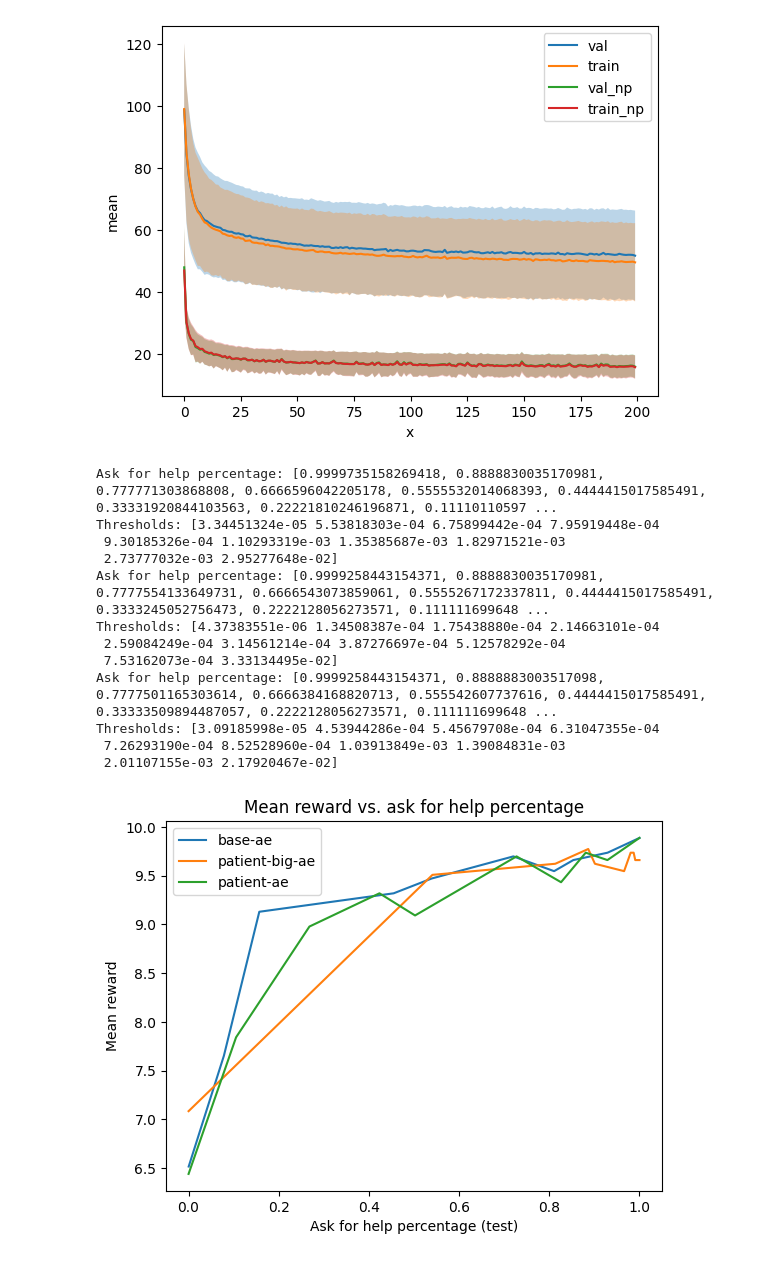
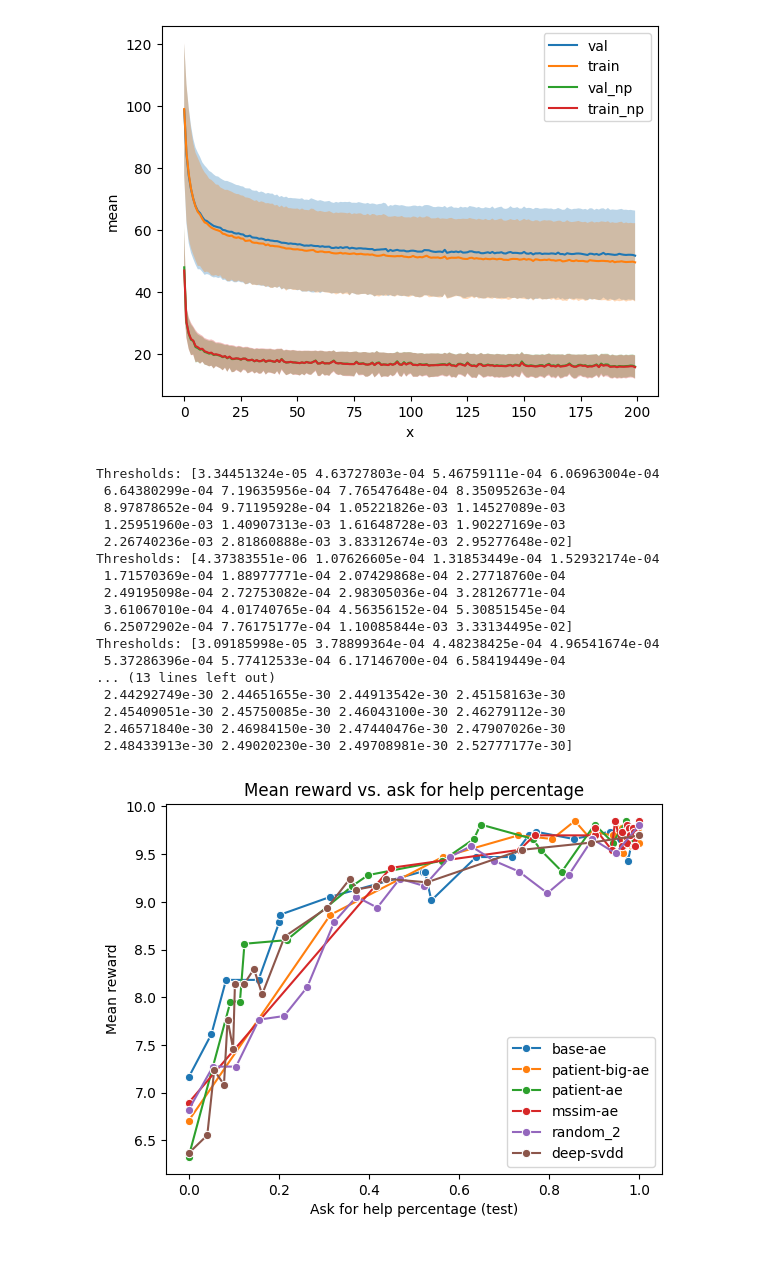
Before and after one commit to PavelCz/yrc-bench-fork, a Jupyter notebook: analyzing/plotting.ipynb, the cells around one changed output. Drawn from its saved outputs; the diff is of its cells as text; code cells hidden in the pictures.

Commit message:
Update launch config and plotting NB

```diff
--- a/analyzing/plotting.ipynb
+++ b/analyzing/plotting.ipynb
@@ -70,9 +70,11 @@ import matplotlib.pyplot as plt
 
 base_path = Path("/home/pavel/data/goal-misgen/tmp")
 
-eval_path = base_path / "08-eval"
+eval_path = base_path / "09-eval-20-thresh"
+evals = ["base-ae", "patient-big-ae", "patient-ae", "mssim-ae", "random_2", "deep-svdd"]
 
-evals = ["base-ae", "patient-big-ae", "patient-ae"]
+# eval_path = base_path / "10-eval-no-bg"
+# evals = ["random"]
 
 for eval in evals:
 
@@ -94,49 +96,60 @@ for eval in evals:
         mean_rewards.append(result[split]["reward_mean"])
         std_rewards.append(result[split]["reward_std"])
         afh_percentage.append(result[split]["action_1_frac"])
 
     # Calculate ask for help precentage for each threshold.
-    train_ood_percentage = []
+    # train_ood_percentage = []
 
-    for threshold in thresholds:
-        num_larger = np.sum(eval_data["training_scores"] > threshold)
-        train_ood_percentage.append(num_larger / len(eval_data["training_scores"]))
+    # training_scores = eval_data["training_scores"]
+    # if training_scores is not None:
+    #     for threshold in thresholds:
+    #         if threshold is None:
+    #             raise ValueError("Threshold is None")
+    #         num_larger = np.sum(training_scores > threshold)
+    #         train_ood_percentage.append(num_larger / len(training_scores))
+    # else:
+    #     train_ood_percentage = None
 
 
-    print(f"Ask for help percentage: {train_ood_percentage}")
+    # print(f"Ask for help percentage: {train_ood_percentage}")
 
     print(f"Thresholds: {thresholds}")
 
     # Plot lineplot using seaborn.
-    sns.lineplot(x=afh_percentage, y=mean_rewards, label=eval)
+    sns.lineplot(x=afh_percentage, y=mean_rewards, label=eval, marker="o")
 
 plt.xlabel("Ask for help percentage (test)")
 plt.ylabel("Mean reward")
 plt.title("Mean reward vs. ask for help percentage")
 plt.legend()
 plt.show()
 
 # Plot lineplot using matplotlib.
 # plt.plot(thresholds, mean_rewards)
 # plt.fill_between(thresholds, mean_rewards - std_rewards, mean_rewards + std_rewards, alpha=0.5)
 # plt.show()
 
 
 
 # print(eval_data["thresholds"])
 
 # print(eval_data["scores"])
 # %% [output]
-Ask for help percentage: [0.9999735158269418, 0.8888830035170981, 0.777771303868808, 0.6666596042205178, 0.5555532014068393, 0.4444415017585491, 0.33331920844103563, 0.22221810246196871, 0.11110110597 ...
-Thresholds: [3.34451324e-05 5.53818303e-04 6.75899442e-04 7.95919448e-04
- 9.30185326e-04 1.10293319e-03 1.35385687e-03 1.82971521e-03
- 2.73777032e-03 2.95277648e-02]
-Ask for help percentage: [0.9999258443154371, 0.8888830035170981, 0.7777554133649731, 0.6666543073859061, 0.5555267172337811, 0.4444415017585491, 0.3333245052756473, 0.2222128056273571, 0.111111699648 ...
-Thresholds: [4.37383551e-06 1.34508387e-04 1.75438880e-04 2.14663101e-04
- 2.59084249e-04 3.14561214e-04 3.87276697e-04 5.12578292e-04
- 7.53162073e-04 3.33134495e-02]
-Ask for help percentage: [0.9999258443154371, 0.8888883003517098, 0.7777501165303614, 0.6666384168820713, 0.555542607737616, 0.4444415017585491, 0.33333509894487057, 0.2222128056273571, 0.111111699648 ...
-Thresholds: [3.09185998e-05 4.53944286e-04 5.45679708e-04 6.31047355e-04
- 7.26293190e-04 8.52528960e-04 1.03913849e-03 1.39084831e-03
- 2.01107155e-03 2.17920467e-02]
+Thresholds: [3.34451324e-05 4.63727803e-04 5.46759111e-04 6.06963004e-04
+ 6.64380299e-04 7.19635956e-04 7.76547648e-04 8.35095263e-04
+ 8.97878652e-04 9.71195928e-04 1.05221826e-03 1.14527089e-03
+ 1.25951960e-03 1.40907313e-03 1.61648728e-03 1.90227169e-03
+ 2.26740236e-03 2.81860888e-03 3.83312674e-03 2.95277648e-02]
+Thresholds: [4.37383551e-06 1.07626605e-04 1.31853449e-04 1.52932174e-04
+ 1.71570369e-04 1.88977771e-04 2.07429868e-04 2.27718760e-04
+ 2.49195098e-04 2.72753082e-04 2.98305036e-04 3.28126771e-04
+ 3.61067010e-04 4.01740765e-04 4.56356152e-04 5.30851545e-04
+ 6.25072902e-04 7.76175177e-04 1.10085844e-03 3.33134495e-02]
+Thresholds: [3.09185998e-05 3.78899364e-04 4.48238425e-04 4.96541674e-04
+ 5.37286396e-04 5.77412533e-04 6.17146700e-04 6.58419449e-04
+... (13 lines left out)
+ 2.44292749e-30 2.44651655e-30 2.44913542e-30 2.45158163e-30
+ 2.45409051e-30 2.45750085e-30 2.46043100e-30 2.46279112e-30
+ 2.46571840e-30 2.46984150e-30 2.47440476e-30 2.47907026e-30
+ 2.48433913e-30 2.49020230e-30 2.49708981e-30 2.52777177e-30]
-[figure, old version]
+[figure, new version]
```
